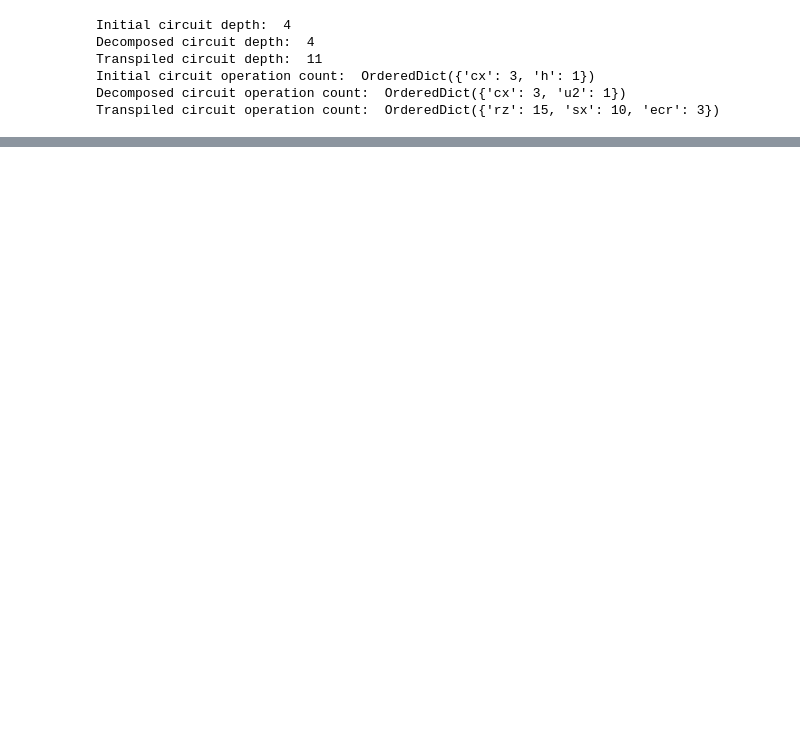
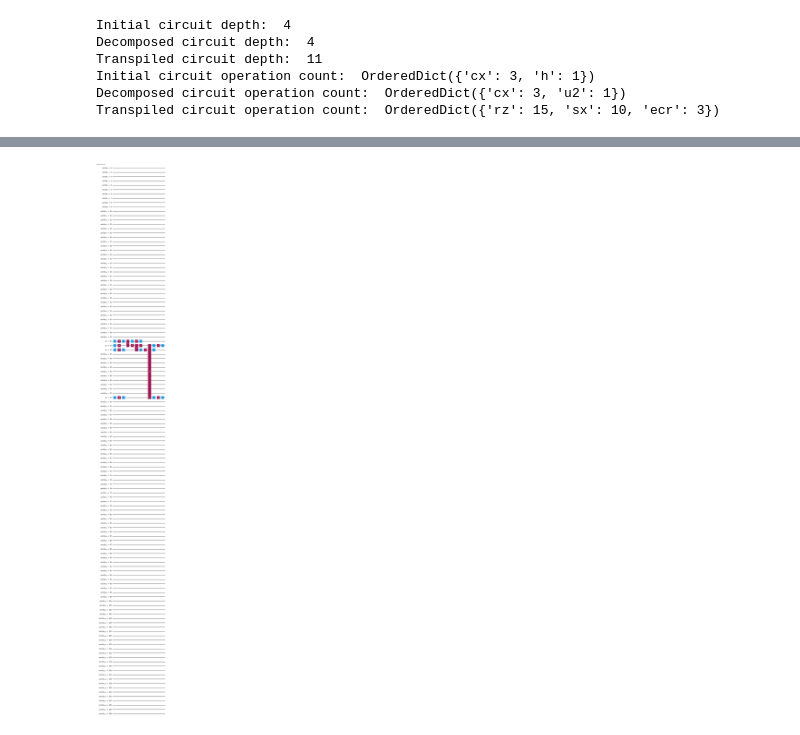
Before and after one commit to dipankardas011/Quantum-Coding, a Jupyter notebook: transpiler_circuit_optimization.ipynb, the cells around one changed output, grey strips where cells are left out. Cells and saved outputs as stored; diff of their text form; code cells hidden in the pictures; blank space fills up the shorter version.

```diff
--- a/transpiler_circuit_optimization.ipynb
+++ b/transpiler_circuit_optimization.ipynb
@@ -135,0 +217,4 @@ visualization.plot_circuit_layout(transpiled_qc, ibm_backend)
+# %%
+gg[1].get("diagram")
+# %% [output]
+[figure, added]
```
Also changed, not shown: parts of 16 cells of this notebook.
